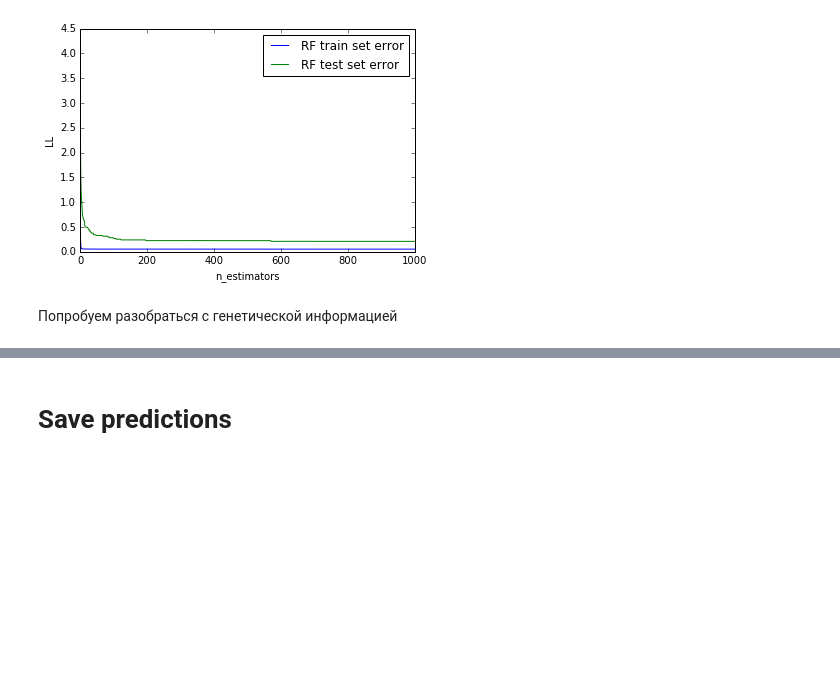
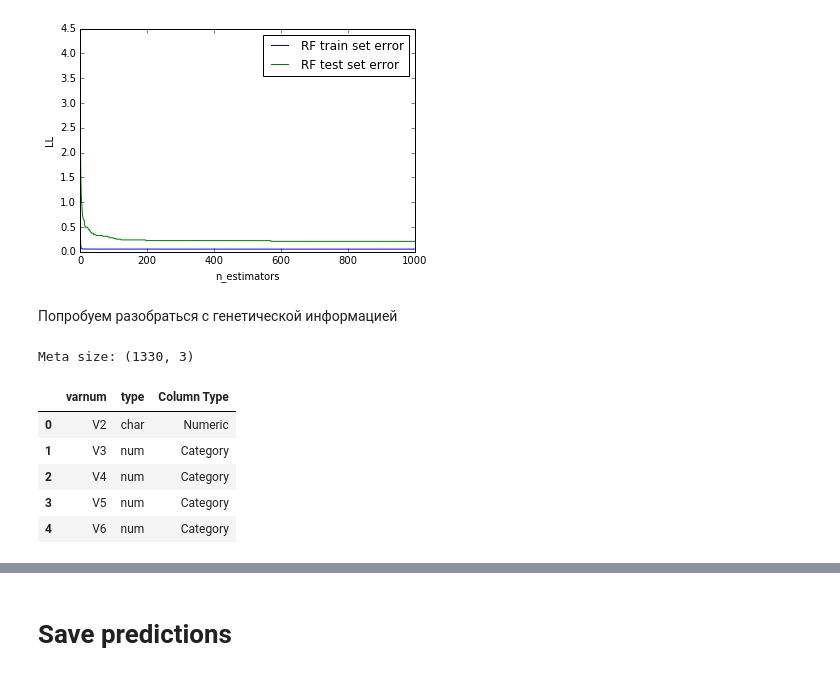
Before and after one commit to alexsyrom/SHAD_ML_KAGGLE_2, a Jupyter notebook: solution.ipynb, the cells around one changed output, grey strips where cells are left out. Saved outputs shown, nothing was run; the diff lists cells and outputs as text; code cells hidden in the pictures; blank space fills up the shorter version.

```diff
--- a/solution.ipynb
+++ b/solution.ipynb
@@ -123,0 +113,12 @@ X_test_encoded = encode(Xtest)
+# %%
+meta = pd.read_csv('MetaData.csv')
+print('Meta size:', meta.shape)
+meta.head()
+# %% [output]
+Meta size: (1330, 3)
+|  | varnum | type | Column Type |
+| 0 | V2 | char | Numeric |
+| 1 | V3 | num | Category |
+| 2 | V4 | num | Category |
+| 3 | V5 | num | Category |
+| 4 | V6 | num | Category |
```
Also changed, not shown: parts of 15 cells of this notebook, 1 other file.
